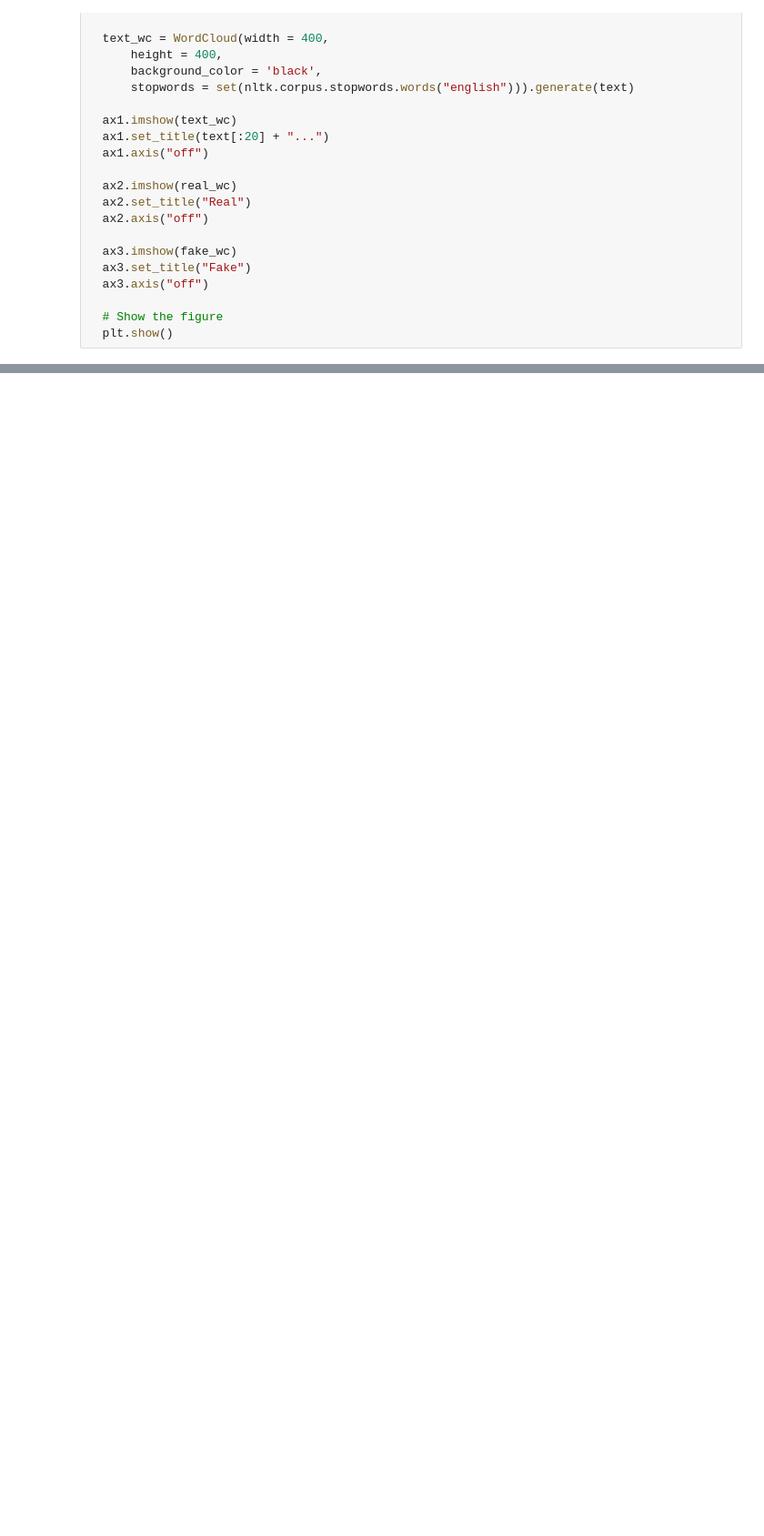
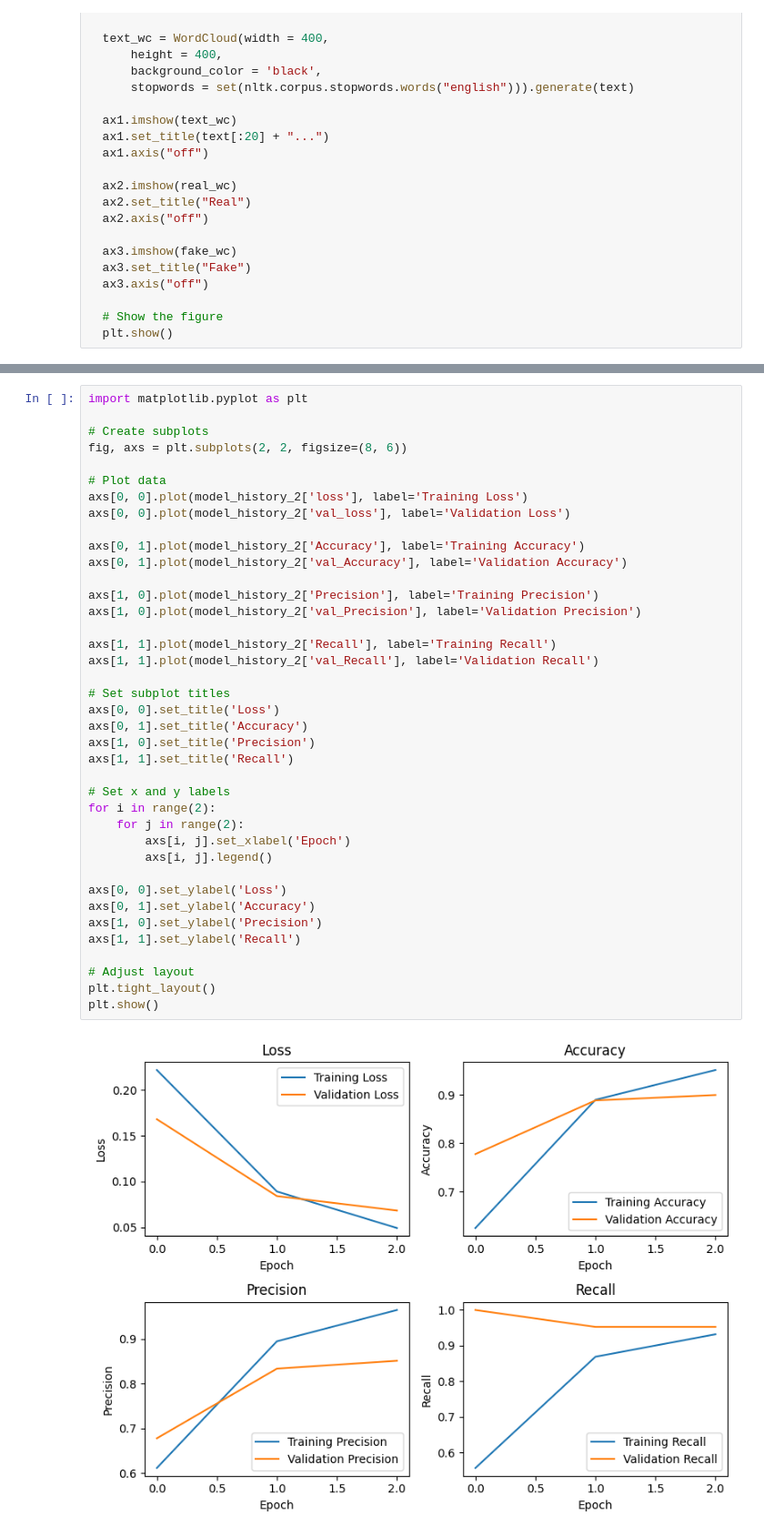
Before and after one commit to aratrikchandra/Fake-News-Detection-Text-Classification, a Jupyter notebook: BERT/FML_Project_BERT.ipynb, the cells around one changed output, grey strips where cells are left out. Shown at 91% size. Cells and saved outputs as stored; diff of their text form; blank space fills up the shorter version.

```diff
--- a/BERT/FML_Project_BERT.ipynb
+++ b/BERT/FML_Project_BERT.ipynb
@@ -520,0 +671,41 @@ TRUE: Fake      PREDICTED: Fake
+# %%
+import matplotlib.pyplot as plt
+
+# Create subplots
+fig, axs = plt.subplots(2, 2, figsize=(8, 6))
+
+# Plot data
+axs[0, 0].plot(model_history_2['loss'], label='Training Loss')
+axs[0, 0].plot(model_history_2['val_loss'], label='Validation Loss')
+
+axs[0, 1].plot(model_history_2['Accuracy'], label='Training Accuracy')
+axs[0, 1].plot(model_history_2['val_Accuracy'], label='Validation Accuracy')
+
+axs[1, 0].plot(model_history_2['Precision'], label='Training Precision')
+axs[1, 0].plot(model_history_2['val_Precision'], label='Validation Precision')
+
+axs[1, 1].plot(model_history_2['Recall'], label='Training Recall')
+axs[1, 1].plot(model_history_2['val_Recall'], label='Validation Recall')
+
+# Set subplot titles
+axs[0, 0].set_title('Loss')
+axs[0, 1].set_title('Accuracy')
+axs[1, 0].set_title('Precision')
+axs[1, 1].set_title('Recall')
+
+# Set x and y labels
+for i in range(2):
+    for j in range(2):
+        axs[i, j].set_xlabel('Epoch')
+        axs[i, j].legend()
+
+axs[0, 0].set_ylabel('Loss')
+axs[0, 1].set_ylabel('Accuracy')
+axs[1, 0].set_ylabel('Precision')
+axs[1, 1].set_ylabel('Recall')
+
+# Adjust layout
+plt.tight_layout()
+plt.show()
+# %% [output]
+[figure, added]
```
Also changed, not shown: parts of 40 cells of this notebook, 3 other files.
